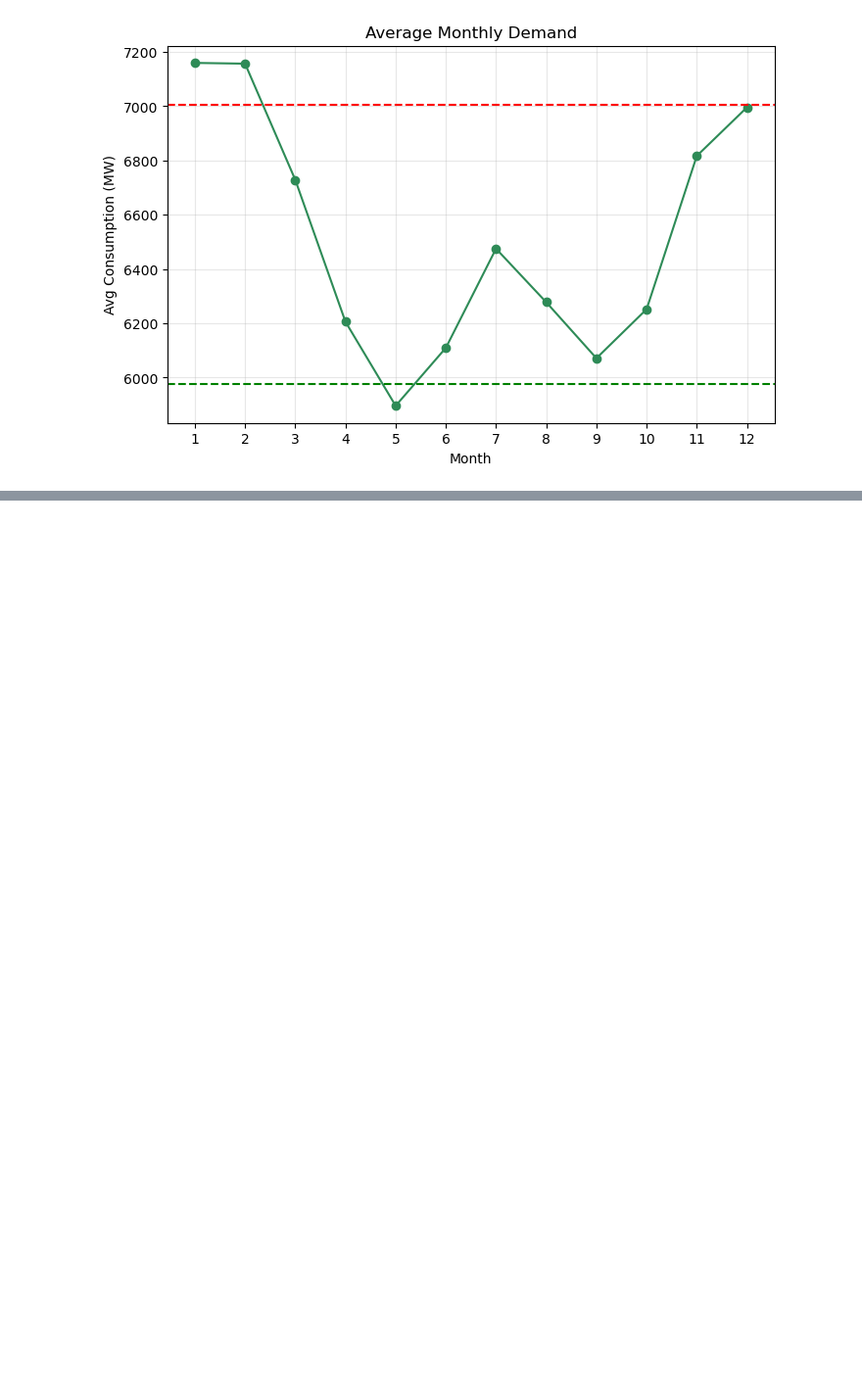
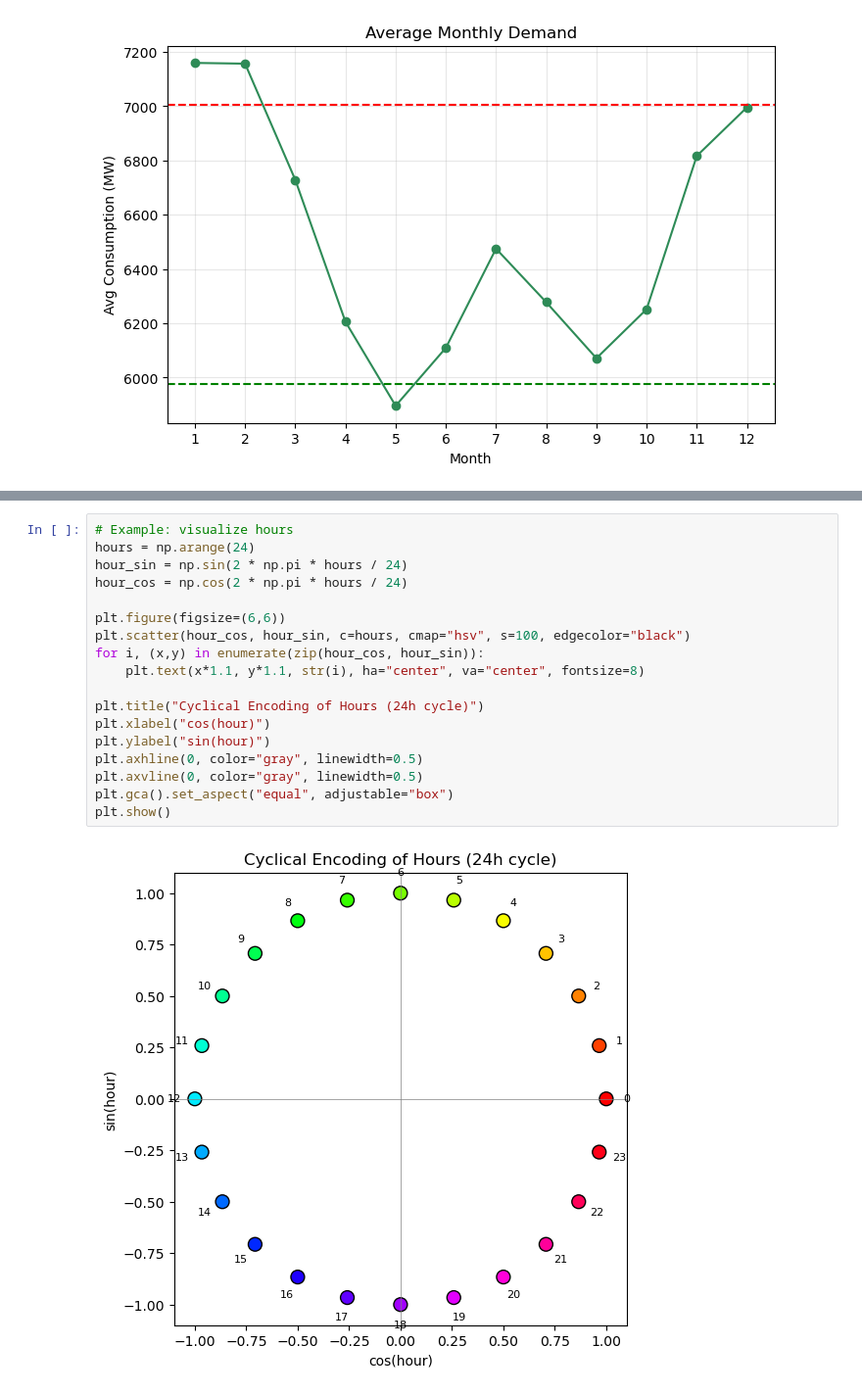
Before and after one commit to FedorSulaev/energy-demand-classifier, a Jupyter notebook: notebooks/02_data_collection_and_preprocessing.ipynb, the cells around one changed output, grey strips where cells are left out. Shown at 98% size. Cells and saved outputs as stored; diff of their text form; blank space fills up the shorter version.

```diff
--- a/notebooks/02_data_collection_and_preprocessing.ipynb
+++ b/notebooks/02_data_collection_and_preprocessing.ipynb
@@ -602,0 +734,20 @@ plt.show()
+# %%
+# Example: visualize hours
+hours = np.arange(24)
+hour_sin = np.sin(2 * np.pi * hours / 24)
+hour_cos = np.cos(2 * np.pi * hours / 24)
+
+plt.figure(figsize=(6,6))
+plt.scatter(hour_cos, hour_sin, c=hours, cmap="hsv", s=100, edgecolor="black")
+for i, (x,y) in enumerate(zip(hour_cos, hour_sin)):
+    plt.text(x*1.1, y*1.1, str(i), ha="center", va="center", fontsize=8)
+
+plt.title("Cyclical Encoding of Hours (24h cycle)")
+plt.xlabel("cos(hour)")
+plt.ylabel("sin(hour)")
+plt.axhline(0, color="gray", linewidth=0.5)
+plt.axvline(0, color="gray", linewidth=0.5)
+plt.gca().set_aspect("equal", adjustable="box")
+plt.show()
+# %% [output]
+[figure, added]
```
Also changed, not shown: parts of 19 cells of this notebook, 2 other files.
